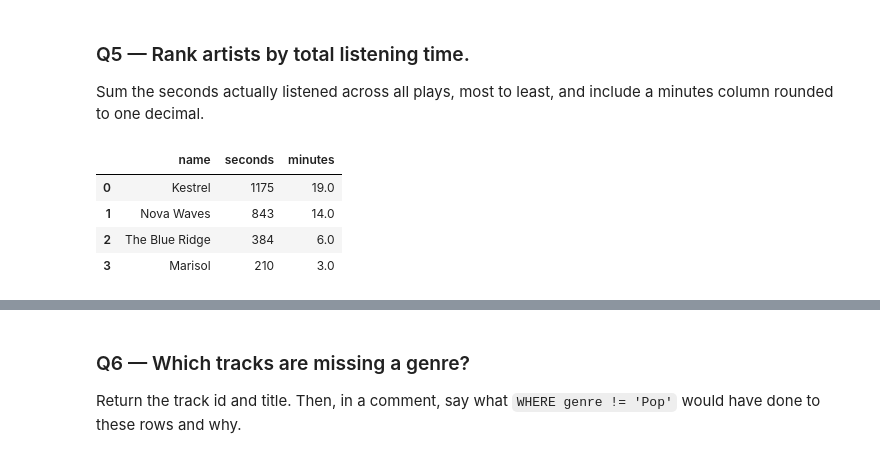
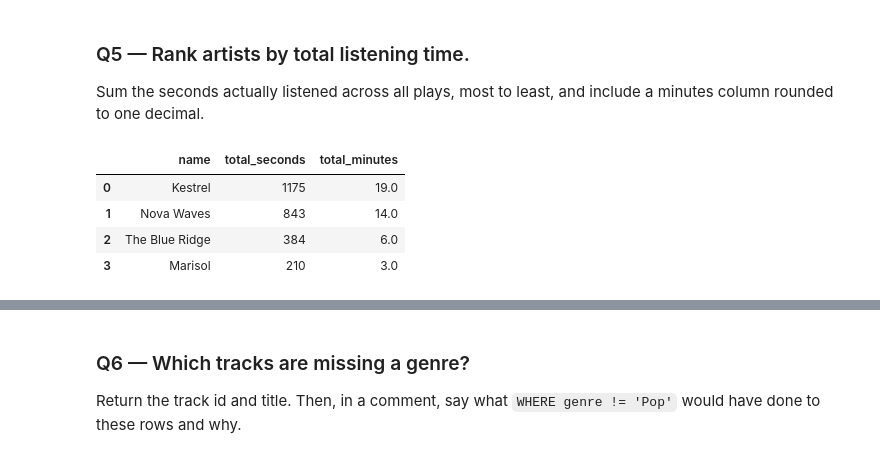
Before and after one commit to simichakravarty16/ds2002-fa26, a Jupyter notebook: notebooks/02-sql-databases/2026-09-11 — SQL Challenge Set — Lab.ipynb, the cells around one changed output, grey strips where cells are left out. Drawn from its saved outputs; the diff is of its cells as text; code cells hidden in the pictures.

```diff
--- a/notebooks/02-sql-databases/2026-09-11 — SQL Challenge Set — Lab.ipynb
+++ b/notebooks/02-sql-databases/2026-09-11 — SQL Challenge Set — Lab.ipynb
@@ -121,17 +127,17 @@ q4
 Sum the seconds actually listened across all plays, most to least, and include a minutes column rounded to one decimal.
 # %%
 q('''
-SELECT a.name, SUM(t.seconds) AS seconds, ROUND(SUM(t.seconds) / 60, 1) AS minutes
+SELECT a.name, SUM(t.seconds) AS total_seconds, ROUND(SUM(t.seconds) / 60, 1) AS total_minutes
 FROM artists a
 JOIN tracks t
 ON a.artist_id = t.artist_id
 JOIN plays p
 ON t.track_id = p.track_id
 GROUP BY a.name
 ORDER BY SUM(t.seconds) DESC
 ''')
 # %% [output]
-|  | name | seconds | minutes |
+|  | name | total_seconds | total_minutes |
 | 0 | Kestrel | 1175 | 19.0 |
 | 1 | Nova Waves | 843 | 14.0 |
 | 2 | The Blue Ridge | 384 | 6.0 |
```
Also changed, not shown: parts of 6 cells of this notebook.
